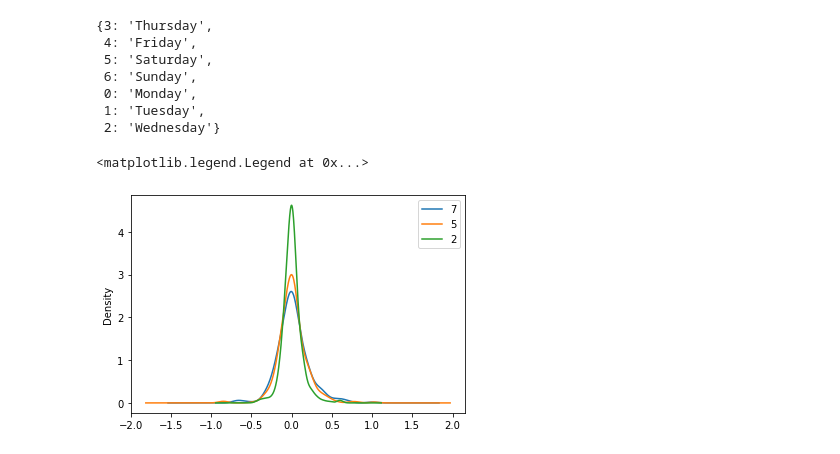
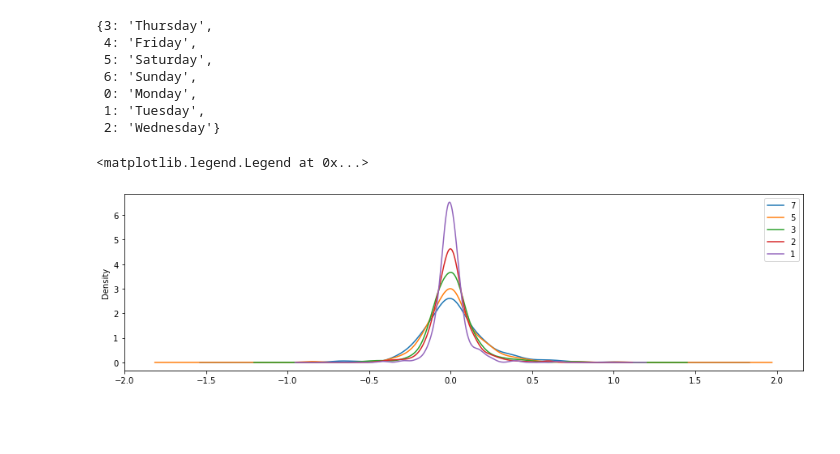
Before and after one commit to bibinmjose/celo, a Jupyter notebook: celo_analysis.ipynb, the cells around one changed output. Saved outputs shown, nothing was run; the diff lists cells and outputs as text; code cells hidden in the pictures; blank space fills up the shorter version.

```diff
--- a/celo_analysis.ipynb
+++ b/celo_analysis.ipynb
@@ -48,8 +48,10 @@ def compute_log_returns(prices, shift_n):
 celo_data = raw_dat.set_index('Time')[['Price']]
 # %%
 celo_ret7 =compute_log_returns(celo_data, 7)
+celo_ret5 =compute_log_returns(celo_data, 5)
+celo_ret3 =compute_log_returns(celo_data, 3)
 celo_ret2 =compute_log_returns(celo_data, 2)
-celo_ret5 =compute_log_returns(celo_data, 5)
+celo_ret1 =compute_log_returns(celo_data, 1)
 # %%
 {x.weekday():x.strftime('%A') for x in celo_ret5.index[:7]}
 # %% [output]
@@ -61,12 +63,14 @@ celo_ret5 =compute_log_returns(celo_data, 5)
  1: 'Tuesday',
  2: 'Wednesday'}
 # %%
-fig, ax = plt.subplots()
+fig, ax = plt.subplots(figsize=(15,4))
 celo_ret7.plot.kde(ax=ax)
 celo_ret5.plot.kde(ax=ax)
+celo_ret3.plot.kde(ax=ax)
 celo_ret2.plot.kde(ax=ax)
-ax.legend(['7','5','2'])
+celo_ret1.plot.kde(ax=ax)
+ax.legend(['7','5','3','2','1'])
 # %% [output]
 <matplotlib.legend.Legend at 0x...>
-[figure, old version]
+[figure, new version]
 # %%
```
Also changed, not shown: parts of 1 cell of this notebook.
